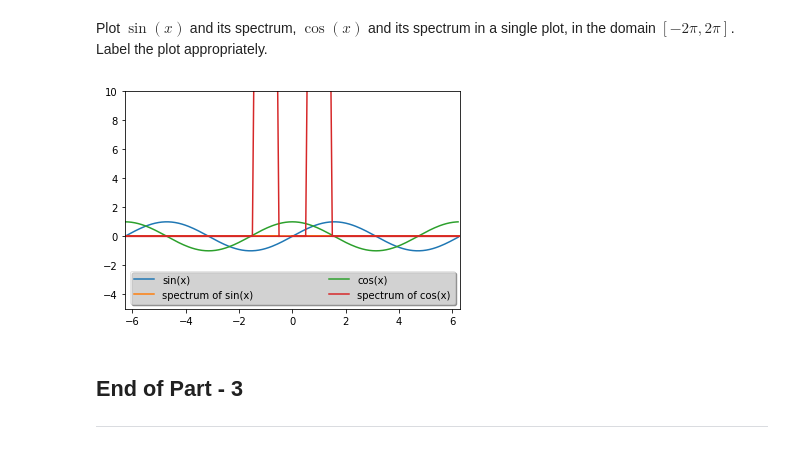
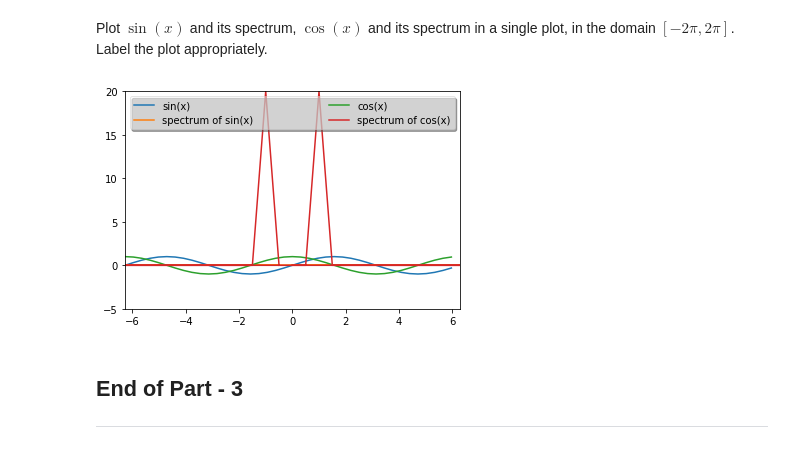
Before and after one commit to chindimaga/SHALA2020, a Jupyter notebook: Assignment_1_DS.ipynb, the cells around one changed output. Saved outputs shown, nothing was run; the diff lists cells and outputs as text; code cells hidden in the pictures.

```diff
--- a/Assignment_1_DS.ipynb
+++ b/Assignment_1_DS.ipynb
@@ -415,35 +413,35 @@ plt.plot(x, np.sin(x), '-');
 Plot $\sin(x)$ and its spectrum, $\cos(x)$ and its spectrum in a single plot, in the domain $[-2\pi,2\pi]$. Label the plot appropriately.
 # %%
 %matplotlib inline
-f_s = 100  # Sampling rate, or number of measurements per second
+f_s = 20  # Sampling rate, or number of measurements per second
 
 x = np.linspace(-2 * np.pi, 2 * np.pi, 2 * f_s, endpoint=False)
 y = np.sin(x)
 
-ax = plt.subplot(111)
+# ax = plt.subplot(111)
 plt.plot(x, y, label="sin(x)")
 from scipy import fftpack
 
 X = fftpack.fft(y)
 freqs = fftpack.fftfreq(len(y)) * f_s
 
 plt.plot(freqs, X, label="spectrum of sin(x)")
 
 y = np.cos(x)
 plt.plot(x, y, label="cos(x)")
 
 X = fftpack.fft(y)
 freqs = fftpack.fftfreq(len(y)) * f_s
 
 plt.plot(freqs, X, label="spectrum of cos(x)")
-ax.set_xlim(-2 * np.pi, 2 * np.pi)
-ax.set_ylim(-5, 10)
+plt.xlim(-2 * np.pi, 2 * np.pi)
+plt.ylim(-5, 20)
 
 leg = plt.legend(loc='best', ncol=2, mode="expand", shadow=True, fancybox=True)
 leg.get_frame().set_alpha(0.5)
 plt.show()
 # %% [output]
-[figure, old version]
+[figure, new version]
 # %% [markdown]
 ## End of Part - 3
 ---
```
Also changed, not shown: parts of 7 cells of this notebook.
